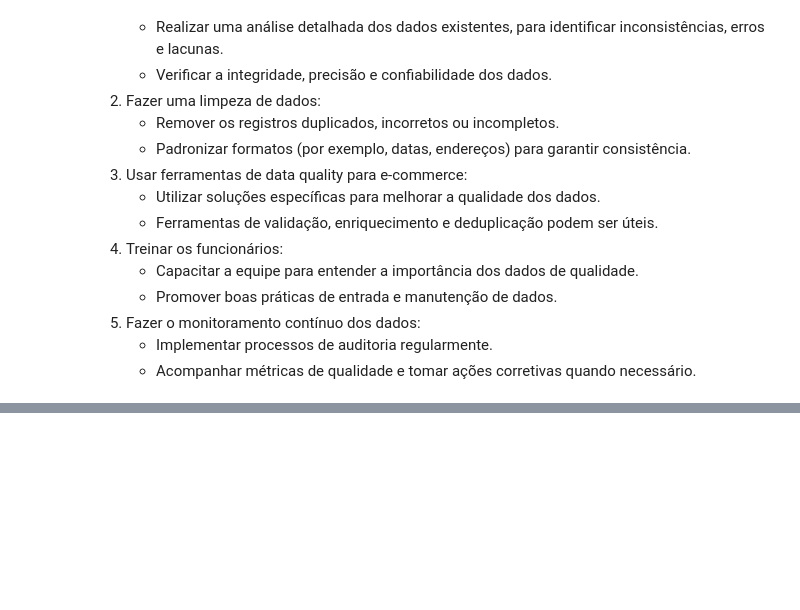
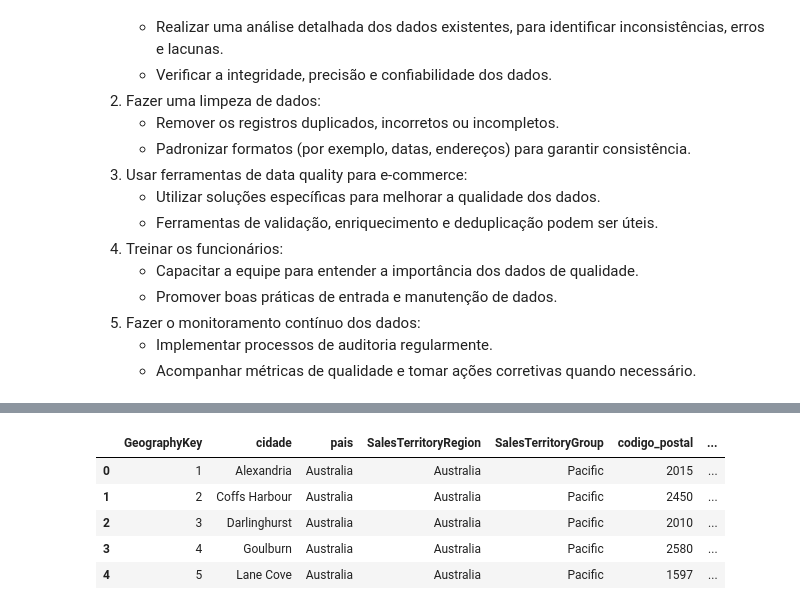
Before and after one commit to cglima/CASSIANA_BARRETO_DDF_TECH_032024, a Jupyter notebook: quality-date.ipynb, the cells around one changed output, grey strips where cells are left out. Drawn from its saved outputs; the diff is of its cells as text; code cells hidden in the pictures; blank space fills up the shorter version.

```diff
--- a/quality-date.ipynb
+++ b/quality-date.ipynb
@@ -120,0 +211,11 @@ check_dados.
+# %%
+# dados territorio
+dados_territorio = pd.read_csv('datalake/curatedzone/territorio.csv', sep='|')
+dados_territorio.head()
+# %% [output]
+|  | GeographyKey | cidade | pais | SalesTerritoryRegion | SalesTerritoryGroup | codigo_postal | ... |
+| 0 | 1 | Alexandria | Australia | Australia | Pacific | 2015 | ... |
+| 1 | 2 | Coffs Harbour | Australia | Australia | Pacific | 2450 | ... |
+| 2 | 3 | Darlinghurst | Australia | Australia | Pacific | 2010 | ... |
+| 3 | 4 | Goulburn | Australia | Australia | Pacific | 2580 | ... |
+| 4 | 5 | Lane Cove | Australia | Australia | Pacific | 1597 | ... |
```
Also changed, not shown: parts of 22 cells of this notebook.
